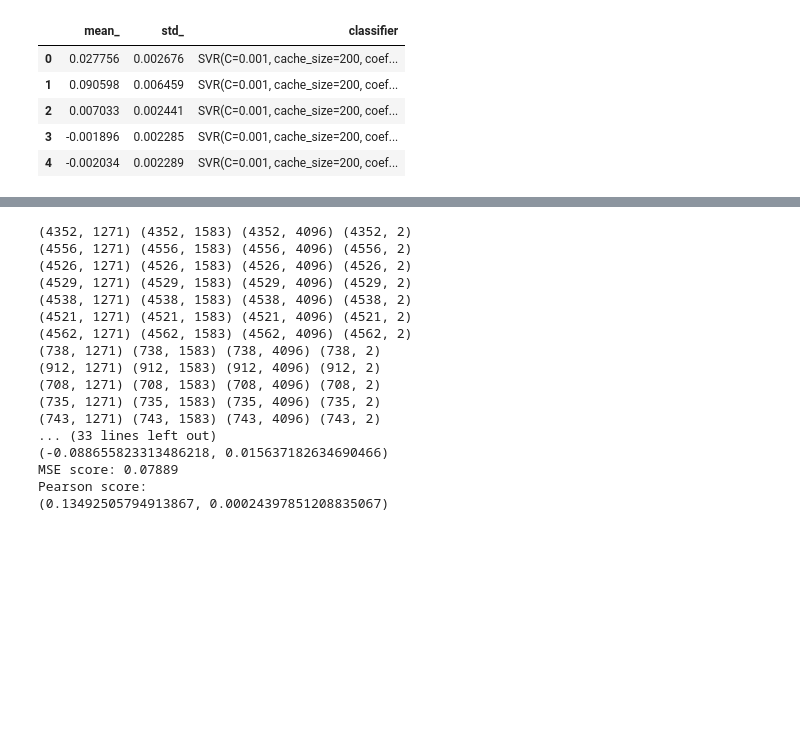
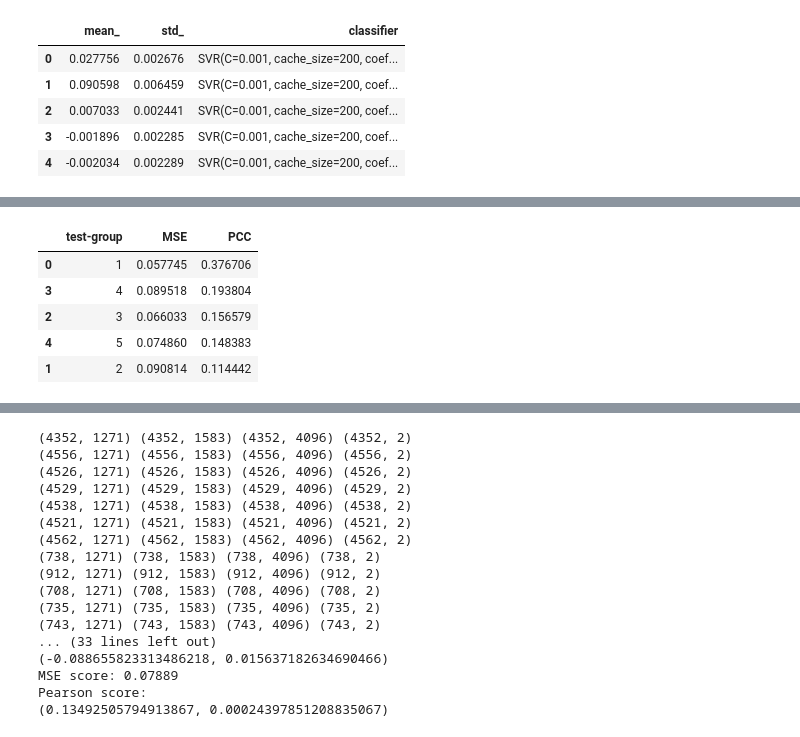
Before and after one commit to yasolix/cinevis, a Jupyter notebook: mediaeval/Valence-Arousal Prediction-ibm-group2.ipynb, the cells around one changed output, grey strips where cells are left out. Drawn from its saved outputs; the diff is of its cells as text; code cells hidden in the pictures; blank space fills up the shorter version.

```diff
--- a/mediaeval/Valence-Arousal Prediction-ibm-group2.ipynb
+++ b/mediaeval/Valence-Arousal Prediction-ibm-group2.ipynb
@@ -638,6 +640,26 @@ from joblib import Parallel, delayed
 import multiprocessing
 # what are your inputs, and what operation do you want to
 # perform on each input. For example...
+
+def trainPipe(ii,pipe,valorar, modality):
+
+    #rows = []
+    trainlist, testlist=gettraintest2movielist(ii,mov2groups)  # index 1 olanları test , diğerlerini train yapan fonksiyon
+    tXv,tXa,tXd,ty = getFeatureswAnnotationsDf(trainlist)
+    print(tXv.shape,tXa.shape,tXd.shape,ty.shape)
+    testXv, testXa, testXd, testy = getFeatureswAnnotationsDf(testlist)
+    print(testXv.shape, testXa.shape,testXd.shape, testy.shape)
+
+    if modality == 'visual':
+        y_pred_test,mse,prs,p1 = evaluate_pipe(pipe,
+                                           tXv,ty[[valorar]],
+                                           testXv, testy[[valorar]])
+    else:
+        y_pred_test,mse,prs,p1 = evaluate_pipe(pipe,
+                                           tXa,ty[[valorar]],
+                                           testXa, testy[[valorar]])
+
+    return ii,mse,prs,p1
 
 def processGroup(ii,pipe,valorar, modality):
 
@@ -649,11 +671,11 @@ def processGroup(ii,pipe,valorar, modality):
     print(testXv.shape, testXa.shape,testXd.shape, testy.shape)
 
     if modality == 'visual':
-        y_pred_visV_test,mse,prs,p1 = evaluate_pipe(pipe,
+        y_pred_test,mse,prs,p1 = evaluate_pipe(pipe,
                                            tXv,ty[[valorar]],
                                            testXv, testy[[valorar]])
     else:
-        y_pred_visV_test,mse,prs,p1 = evaluate_pipe(pipe,
+        y_pred_test,mse,prs,p1 = evaluate_pipe(pipe,
                                            tXa,ty[[valorar]],
                                            testXa, testy[[valorar]])
 
@@ -681,0 +775,9 @@ pvv_scores,pvv = crossgroups(pipe_visual_valence,'MeanValence','vis')
+# %%
+%%time
+pipe_audio_arousal = make_pipeline(
+    StandardScaler(copy=True, with_mean=True, with_std=True),
+    #PCA(n_components=800),
+    SVR(C=100, cache_size=200, coef0=0.0, degree=3, epsilon=0.1, gamma=0.001,
+        kernel='rbf', max_iter=-1, shrinking=True, tol=0.001, verbose=False)
+)
+paa_scores = crossgroups(pipe_audio_arousal,'MeanArousal','audio')
@@ -681,0 +802,9 @@ pvv_scores,pvv = crossgroups(pipe_visual_valence,'MeanValence','vis')
+# %%
+paa_scores.sort_values('PCC', ascending=False)
+# %% [output]
+|  | test-group | MSE | PCC |
+| 0 | 1 | 0.057745 | 0.376706 |
+| 3 | 4 | 0.089518 | 0.193804 |
+| 2 | 3 | 0.066033 | 0.156579 |
+| 4 | 5 | 0.074860 | 0.148383 |
+| 1 | 2 | 0.090814 | 0.114442 |
```
Also changed, not shown: parts of 17 cells of this notebook.
